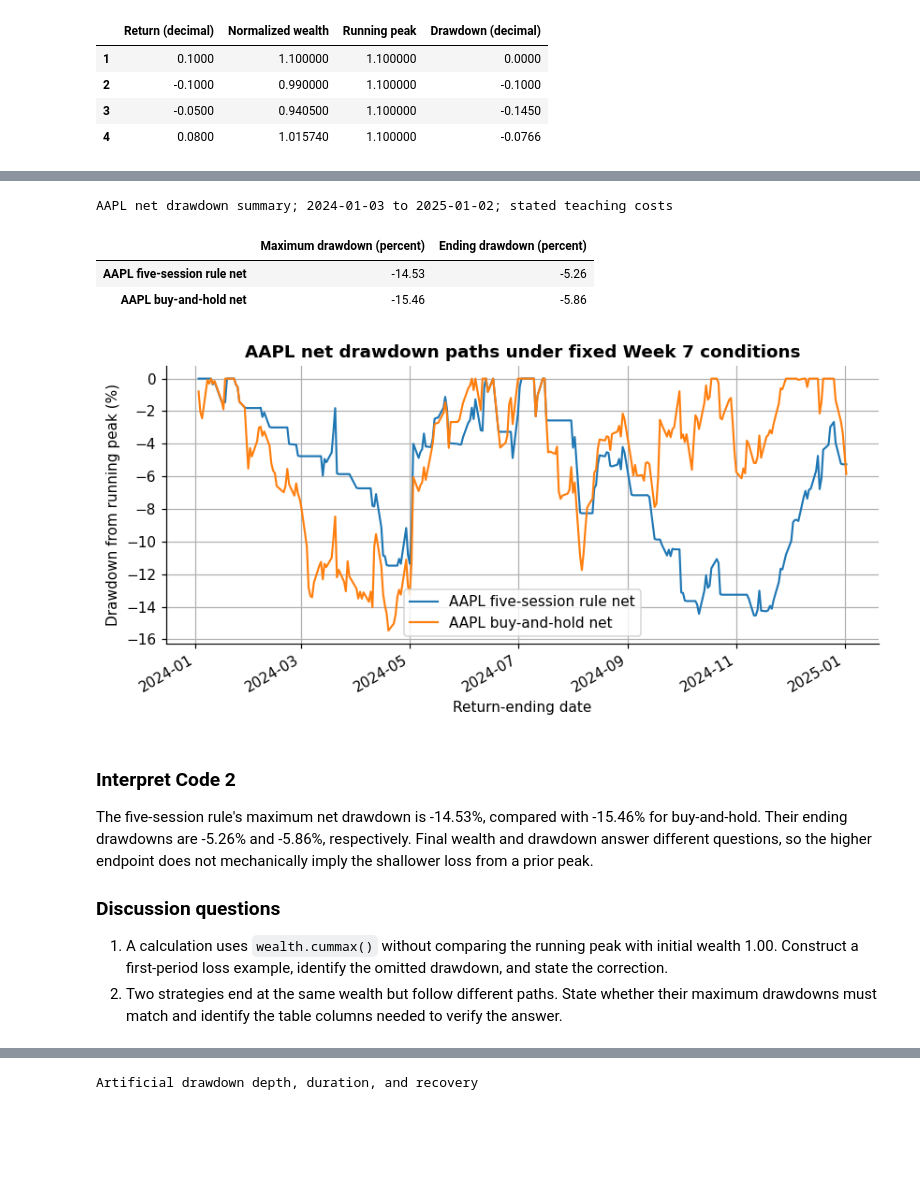
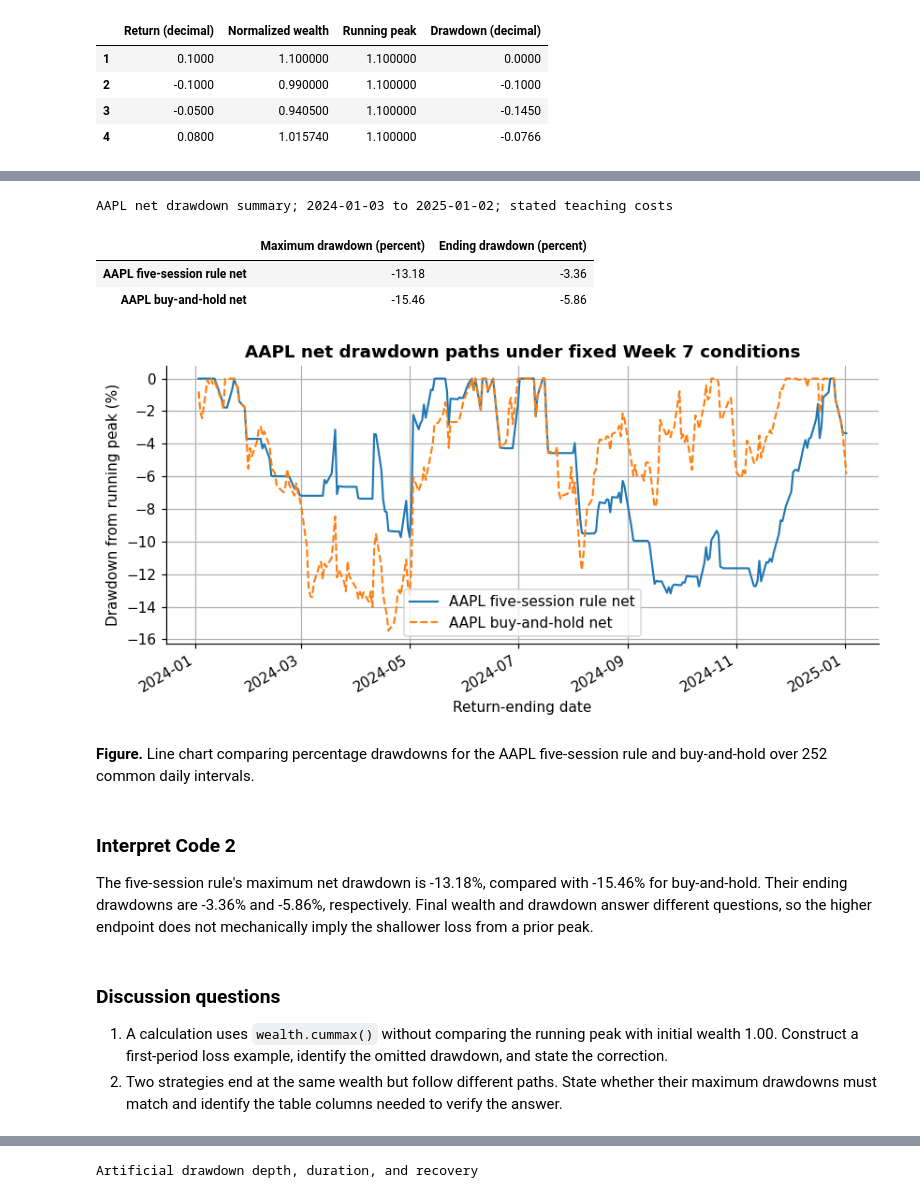
Before and after one commit to KennethWYLee/FinTech, a Jupyter notebook: course/week7_main.ipynb, the cells around one changed output, grey strips where cells are left out. Saved outputs shown, nothing was run; the diff lists cells and outputs as text; code cells hidden in the pictures; blank space fills up the shorter version.

```diff
--- a/course/week7_main.ipynb
+++ b/course/week7_main.ipynb
@@ -74,4 +76,5 @@ The notebook does not silently replace these conditions when a metric changes. I
 # %%
+# Purpose: Configure dependencies and shared accounting — calculate the controlled example.
 from importlib.metadata import PackageNotFoundError, version
 import platform
 
@@ -79,7 +82,7 @@ import matplotlib as mpl
 import matplotlib.pyplot as plt
 import numpy as np
 import pandas as pd
-from IPython.display import display
+from IPython.display import display, Markdown
 
 try:
     import yfinance as yf
@@ -89,6 +92,7 @@ except (ImportError, PackageNotFoundError):
     YFINANCE_VERSION = "not installed"
 
 pd.set_option("display.max_columns", 30)
+pd.set_option("display.max_colwidth", None)
 pd.set_option("display.width", 170)
 plt.rcParams.update(
     {
@@ -135,7 +139,12 @@ def load_us_daily(symbol):
     required = {"Open", "High", "Low", "Close", "Volume"}
     if rows.empty or not required.issubset(rows.columns):
         raise ValueError(f"The fixed {symbol} request returned no usable OHLCV response.")
-    rows = rows.sort_index()
+    if not rows.index.is_monotonic_increasing:
+        raise ValueError("Source dates must already be increasing.")
+    if not np.isfinite(rows[['Open','Close']].to_numpy()).all() or not rows[['Open','Close']].gt(0).all().all():
+        raise ValueError("Price endpoints must be finite and positive.")
+    if rows.index.min() < pd.Timestamp(SOURCE_REQUEST['start']) or rows.index.max() >= pd.Timestamp(SOURCE_REQUEST['end']):
+        raise ValueError("Source dates are outside request boundaries.")
     if not rows.index.is_unique:
         raise ValueError(f"The fixed {symbol} response contains duplicate dates.")
     return rows
@@ -145,6 +154,8 @@ def one_way_turnover(position, initial_position=0.0):
     position = pd.Series(position, dtype=float)
     if position.empty or not np.isfinite(position).all():
         raise ValueError("Positions must be a nonempty finite series.")
+    if not position.between(0,1).all() or not np.isfinite(initial_position) or not 0 <= initial_position <= 1:
+        raise ValueError("This example allows only long-or-cash exposure from 0 to 1.")
     previous = position.shift(1)
     previous.iloc[0] = initial_position
     return (position - previous).abs()
@@ -152,7 +163,9 @@ def one_way_turnover(position, initial_position=0.0):
 
 def cost_ledger(position, asset_return, total_cost_bp, initial_position=0.0):
     position = pd.Series(position, dtype=float)
-    asset_return = pd.Series(asset_return, dtype=float).reindex(position.index)
+    asset_return = pd.Series(asset_return, dtype=float)
+    if not asset_return.index.equals(position.index):
+        raise ValueError("Positions and returns must have identical ordered dates.")
     if asset_return.isna().any() or not np.isfinite(asset_return).all():
         raise ValueError("Every held interval must have one finite asset return.")
     if not np.isfinite(total_cost_bp) or total_cost_bp < 0:
@@ -161,6 +174,8 @@ def cost_ledger(position, asset_return, total_cost_bp, initial_position=0.0):
     gross_return = position * asset_return
     cost = turnover * total_cost_bp / 10_000
     net_return = gross_return - cost
+    if (1 + gross_return).le(0).any() or (1 + net_return).le(0).any():
+        raise ValueError("The positive-wealth example excludes nonpositive wealth factors.")
     return pd.DataFrame(
         {
             "asset_return": asset_return,
@@ -179,6 +194,7 @@ def show_figure_with_alt_text(figure, alt_text):
     if not isinstance(alt_text, str) or not alt_text.strip():
         raise ValueError("Figure alternative text must be a nonempty string.")
     display(figure, metadata={"image/png": {"alt": alt_text.strip()}})
+    display(Markdown("**Figure.** " + alt_text.strip()))
     plt.close(figure)
 
 
@@ -208,13 +224,16 @@ display(environment.rename_axis("Environment item").to_frame())
 | Annualization factor | 252 observations per year (teachi... |
 | Cost values | Instructor-created teaching assum... |
 # %%
+# Purpose: Reconstruct the unchanged Week 6 data, positions and additive-cost returns.
 aapl = load_us_daily("AAPL")
 msft = load_us_daily("MSFT")
 
+if not aapl.index.equals(msft.index):
+    raise ValueError("AAPL and MSFT dates differ; resolve coverage before comparing.")
 source_prices = pd.concat(
     {"AAPL": aapl["Close"], "MSFT": msft["Close"]}, axis=1, join="inner"
-).dropna()
-source_returns = source_prices.pct_change(fill_method=None).dropna()
+)
+source_returns = source_prices.pct_change(fill_method=None).iloc[1:]
 
 aapl_frame = aapl[["Open", "Close"]].copy()
 aapl_frame["asset_return"] = aapl_frame["Close"].pct_change(fill_method=None)
@@ -229,9 +248,9 @@ for lookback in [5, 20]:
     )
     aapl_frame[f"position_{lookback}"] = pd.Series(
         aapl_frame[f"signal_{lookback}"], index=aapl_frame.index
-    ).shift(1).fillna(0.0)
+    ).shift(2).fillna(0.0)
 
-source_eval = aapl_frame.dropna(subset=["asset_return"]).copy()
+source_eval = aapl_frame.iloc[1:].copy()
 candidate_ledger = cost_ledger(
     source_eval["position_5"],
     source_eval["asset_return"],
@@ -275,7 +294,7 @@ request_summary = pd.Series(
         "Price field used for returns": "Close",
         "auto_adjust": False,
         "Return meaning": "Close-to-close price return; cash dividends not added",
-        "Candidate position": "Five-session momentum signal, shifted one row",
+        "Candidate position": "Five-session momentum signal, shifted two rows",
         "Total one-way cost": "4 basis points per unit of turnover (assumed)",
         "Terminal liquidation": "Not included",
     },
@@ -952,6 +1005,9 @@ Predict whether the all-observation downside deviation is smaller than the devia
 # %%
+# Purpose: Issue 7 — How is downside deviation defined in this notebook? — calculate the controlled example.
 def downside_deviation(return_series, periodic_target=0.0):
-    values = pd.Series(return_series, dtype=float).dropna()
+    if not np.isscalar(periodic_target) or not np.isfinite(periodic_target):
+        raise ValueError("This helper requires a finite constant periodic reference.")
+    values = pd.Series(return_series, dtype=float)
     if values.empty or not np.isfinite(values).all():
         raise ValueError("Returns must contain finite observations.")
     downside = np.minimum(values - periodic_target, 0.0)
@@ -1143,6 +1206,7 @@ Predict the deepest drawdown observation and calculate its depth from the prior
 # %%
+# Purpose: Issue 9 — How is drawdown constructed from wealth and a running peak? — calculate the controlled example.
 def drawdown_frame(return_series):
-    values = pd.Series(return_series, dtype=float).dropna()
+    values = pd.Series(return_series, dtype=float)
     if values.empty or not np.isfinite(values).all() or (values <= -1).any():
         raise ValueError("Drawdown requires finite returns greater than -100%.")
     wealth = (1 + values).cumprod()
@@ -1190,47 +1254,49 @@ Predict which method has the deeper maximum drawdown and whether the method with
 # %%
+# Purpose: Issue 9 — How is drawdown constructed from wealth and a running peak? — evaluate the source-based example.
 issue_9_candidate = drawdown_frame(candidate_ledger["net_return"])
 issue_9_buy_hold = drawdown_frame(buy_hold_ledger["net_return"])
 issue_9_real = pd.DataFrame(
     {
         "AAPL five-session rule net": issue_9_candidate["Drawdown (decimal)"],
         "AAPL buy-and-hold net": issue_9_buy_hold["Drawdown (decimal)"],
     }
 )
 issue_9_summary = pd.DataFrame(
     {
         "Maximum drawdown (percent)": issue_9_real.min() * 100,
         "Ending drawdown (percent)": issue_9_real.iloc[-1] * 100,
     }
 )
 display(issue_9_summary.style.format("{:.2f}").set_caption(
     "AAPL net drawdown summary; 2024-01-03 to 2025-01-02; stated teaching costs"
 ))
 
 fig, ax = plt.subplots()
-(issue_9_real * 100).plot(ax=ax, linewidth=1.4)
+(issue_9_real * 100).plot(ax=ax, linewidth=1.4, style=["-", "--"])
 ax.set_title("AAPL net drawdown paths under fixed Week 7 conditions")
 ax.set_xlabel("Return-ending date")
 ax.set_ylabel("Drawdown from running peak (%)")
 fig.tight_layout()
 show_figure_with_alt_text(
     fig,
     "Line chart comparing percentage drawdowns for the AAPL five-session rule and buy-and-hold over 252 common daily intervals.",
 )
 # %% [output]
 AAPL net drawdown summary; 2024-01-03 to 2025-01-02; stated teaching costs
 |  | Maximum drawdown (percent) | Ending drawdown (percent) |
-| AAPL five-session rule net | -14.53 | -5.26 |
+| AAPL five-session rule net | -13.18 | -3.36 |
 | AAPL buy-and-hold net | -15.46 | -5.86 |
-[figure, old version]
+[figure, new version]
+**Figure.** Line chart comparing percentage drawdowns for the AAPL five-session rule and buy-and-hold over 252 common daily intervals.
 # %% [markdown]
 ### Interpret Code 2
 
-The five-session rule's maximum net drawdown is -14.53%, compared with -15.46% for buy-and-hold. Their ending drawdowns are -5.26% and -5.86%, respectively. Final wealth and drawdown answer different questions, so the higher endpoint does not mechanically imply the shallower loss from a prior peak.
-
-### Discussion questions
-
-1. A calculation uses `wealth.cummax()` without comparing the running peak with initial wealth 1.00. Construct a first-period loss example, identify the omitted drawdown, and state the correction.
-2. Two strategies end at the same wealth but follow different paths. State whether their maximum drawdowns must match and identify the table columns needed to verify the answer.
+The five-session rule's maximum net drawdown is -13.18%, compared with -15.46% for buy-and-hold. Their ending drawdowns are -3.36% and -5.86%, respectively. Final wealth and drawdown answer different questions, so the higher endpoint does not mechanically imply the shallower loss from a prior peak.
+# %% [markdown]
+### Discussion questions
+
+1. A calculation uses `wealth.cummax()` without comparing the running peak with initial wealth 1.00. Construct a first-period loss example, identify the omitted drawdown, and state the correction.
+2. Two strategies end at the same wealth but follow different paths. State whether their maximum drawdowns must match and identify the table columns needed to verify the answer.
 # %% [markdown]
 ## Issue 10 — How do maximum drawdown, duration, and recovery differ?
 
```
Also changed, not shown: parts of 171 cells of this notebook, 3 other files.
